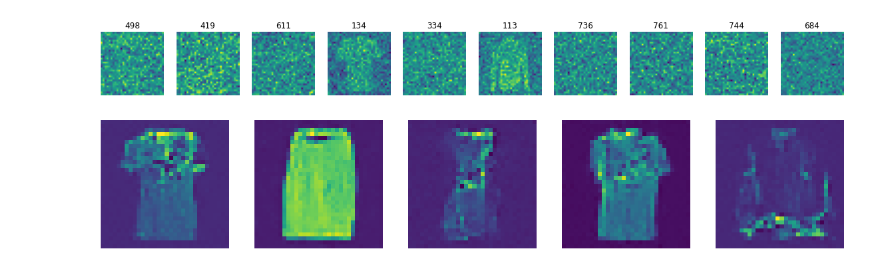
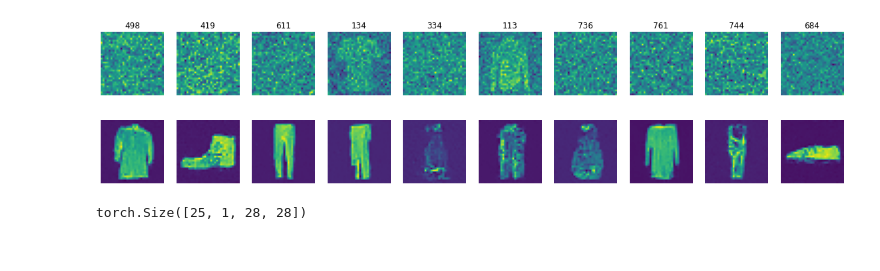
Before and after one commit to arun477/stable_diffusion, a Jupyter notebook: ddpm.ipynb, the cells around one changed output. Cells and saved outputs as stored; diff of their text form; code cells hidden in the pictures.

```diff
--- a/ddpm.ipynb
+++ b/ddpm.ipynb
@@ -88,7 +88,6 @@ for im,ax,title in zip(xt[:sz], axs.flat, t[:sz]):
 def sample(model, sz, alpha, alphabar, sigma, n_steps):
     device = next(model.parameters()).device
     x_t = torch.randn(sz, device=device)
-    preds = []
     for t in reversed(range(n_steps)):
         t_batch = torch.full((x_t.shape[0],), t, device=device, dtype=torch.long)
         z = (torch.randn(x_t.shape) if t >0 else torch.zeros(x_t.shape)).to(device)
@@ -125,14 +124,18 @@ for epoch in range(epochs):
       sched.step()
     print(f'epoch:{epoch}, loss:{loss.item():.3f}')
 # %%
-samples = sample(model, (5, 1, 32, 32), alpha, alphabar, sigma, n_steps)
+samples = sample(model, (10, 1, 32, 32), alpha, alphabar, sigma, n_steps)
 # %%
-sz = 5
-_,axs = plt.subplots(1, sz, figsize=(20, 5))
-for im,ax in zip(samples[-1], axs.flat):
+sz = 10
+_,axs = plt.subplots(1, sz, figsize=(20, 20))
+for im,ax in zip(samples.detach().cpu(), axs.flat):
     ax.imshow(im.permute(1,2,0))
     ax.set_axis_off()
 # %% [output]
-[figure, old version]
+[figure, new version]
+# %%
+xb[:25].shape
+# %% [output]
+torch.Size([25, 1, 28, 28])
 # %%
 torch.save(model.state_dict(), 'model.pth')
```
Also changed, not shown: 1 other file.
